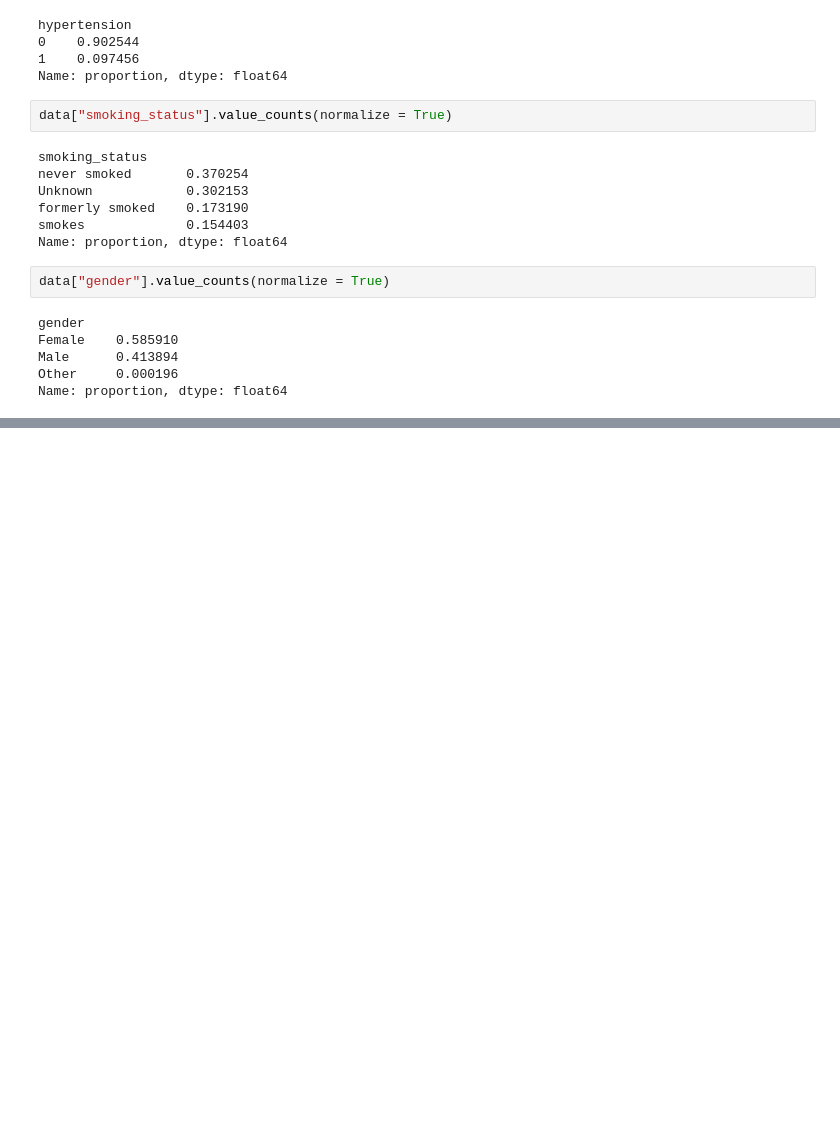
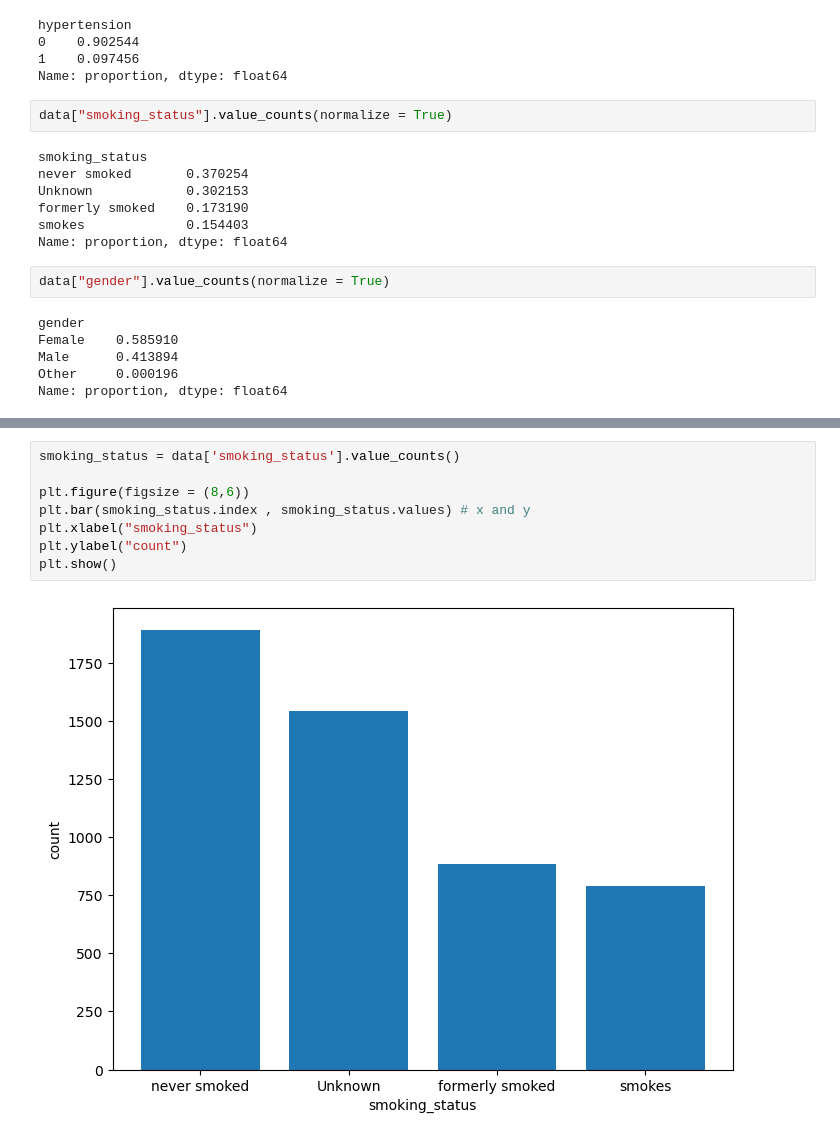
Before and after one commit to Pasya-Kemal/DataMining., a Jupyter notebook: Stroke Prediction.ipynb, the cells around one changed output, grey strips where cells are left out. Saved outputs shown, nothing was run; the diff lists cells and outputs as text; blank space fills up the shorter version.

```diff
--- a/Stroke Prediction.ipynb
+++ b/Stroke Prediction.ipynb
@@ -164,0 +195,10 @@ Name: proportion, dtype: float64
+# %%
+smoking_status = data['smoking_status'].value_counts()
+
+plt.figure(figsize = (8,6))
+plt.bar(smoking_status.index , smoking_status.values) # x and y
+plt.xlabel("smoking_status")
+plt.ylabel("count")
+plt.show()
+# %% [output]
+[figure, added]
```
Also changed, not shown: parts of 4 cells of this notebook, 5 other files.
